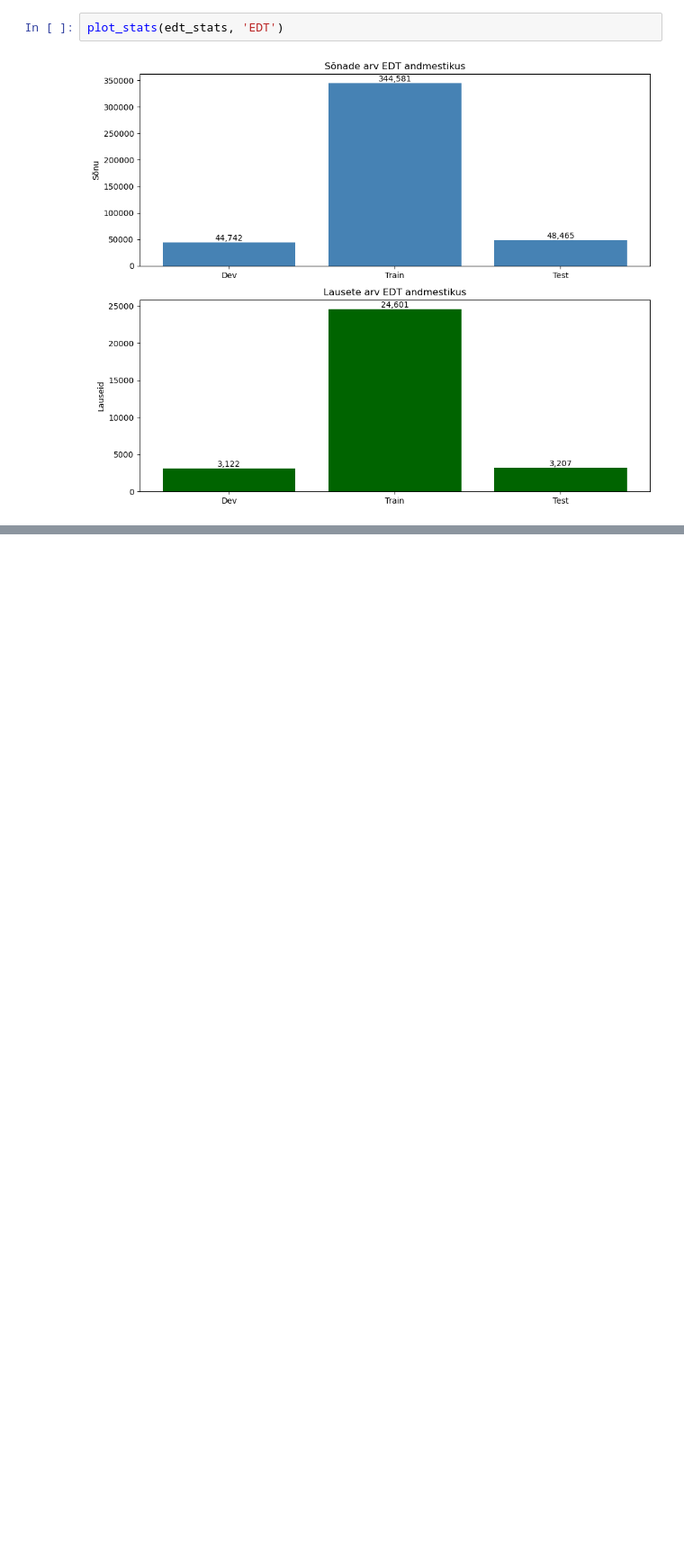
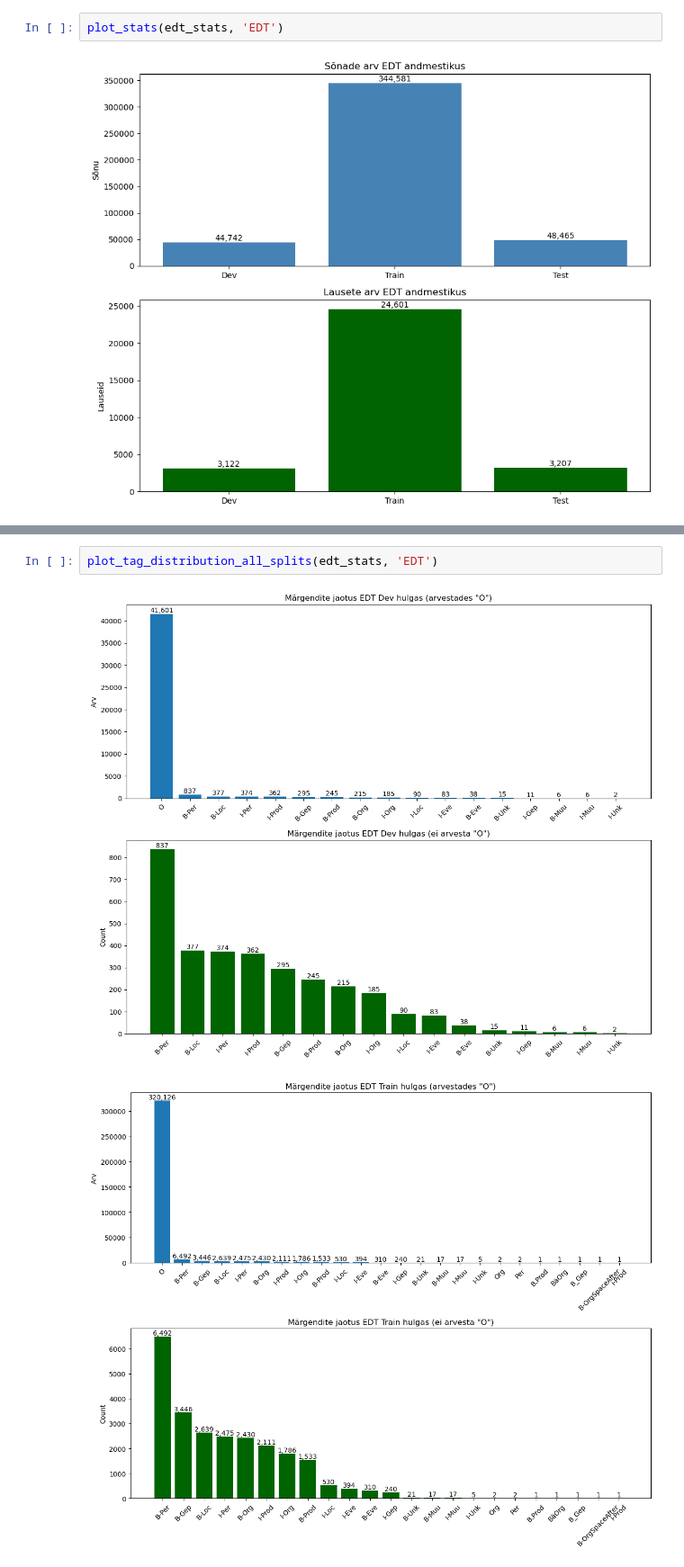
Before and after one commit to martinkivisikk/ner_thesis, a Jupyter notebook: datasets.ipynb, the cells around one changed output, grey strips where cells are left out. Shown at 90% size. Drawn from its saved outputs; the diff is of its cells as text; blank space fills up the shorter version.

```diff
--- a/datasets.ipynb
+++ b/datasets.ipynb
@@ -109,0 +162,5 @@ plot_stats(edt_stats, 'EDT')
+# %%
+plot_tag_distribution_all_splits(edt_stats, 'EDT')
+# %% [output]
+[figure, added]
+[figure, added]
```
Also changed, not shown: parts of 3 cells of this notebook.
